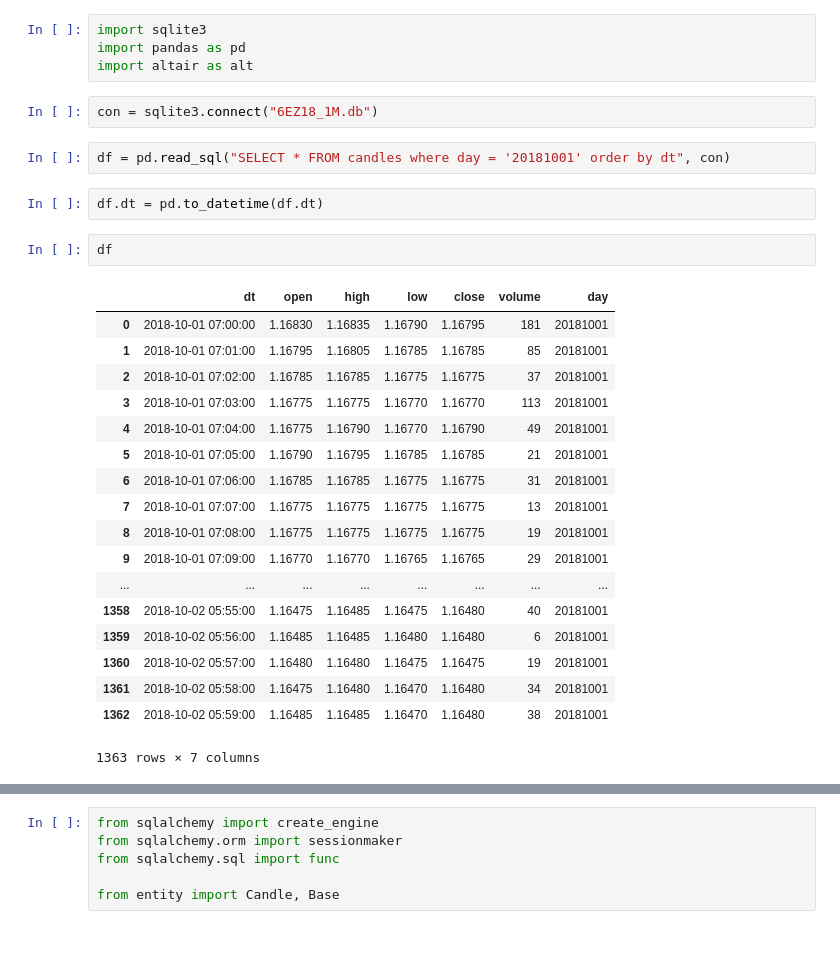
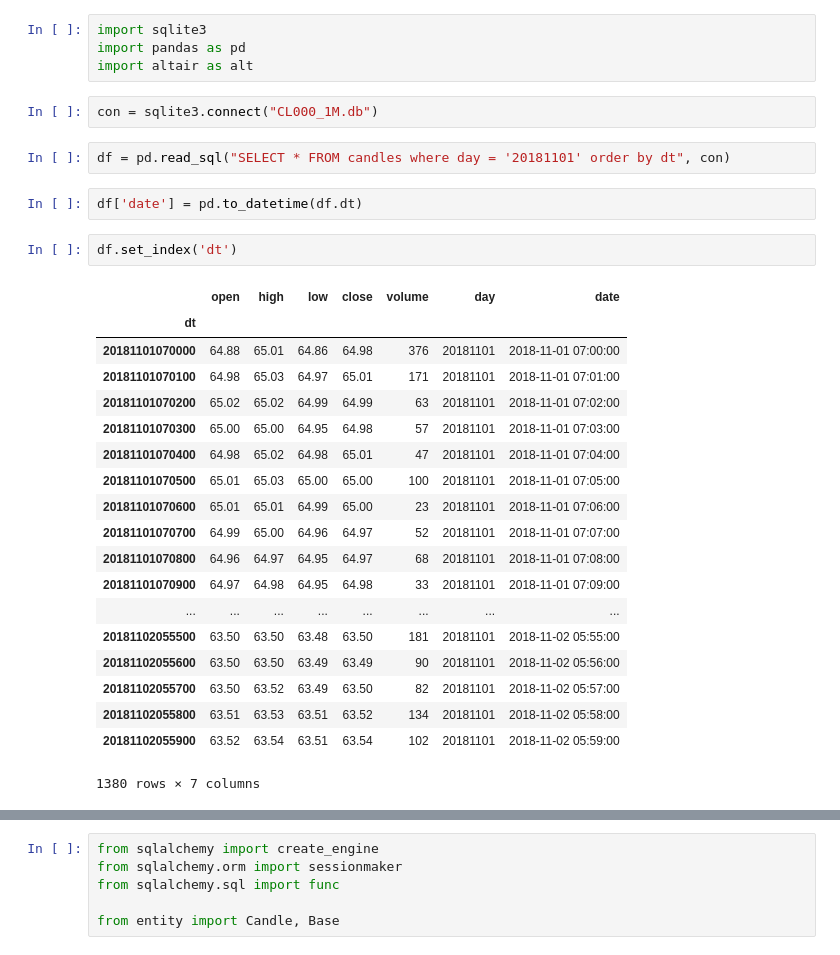
Before and after one commit to pickmoment/hero, a Jupyter notebook: db/work.ipynb, the cells around one changed output, grey strips where cells are left out. Cells and saved outputs as stored; diff of their text form.

```diff
--- a/db/work.ipynb
+++ b/db/work.ipynb
@@ -3,29 +3,30 @@ import sqlite3
 import pandas as pd
 import altair as alt
 # %%
-con = sqlite3.connect("6EZ18_1M.db")
+con = sqlite3.connect("CL000_1M.db")
 # %%
-df = pd.read_sql("SELECT * FROM candles where day = '20181001' order by dt", con)
+df = pd.read_sql("SELECT * FROM candles where day = '20181101' order by dt", con)
 # %%
-df.dt = pd.to_datetime(df.dt)
+df['date'] = pd.to_datetime(df.dt)
 # %%
-df
+df.set_index('dt')
 # %% [output]
-|  | dt | open | high | low | close | volume | day |
-| 0 | 2018-10-01 07:00:00 | 1.16830 | 1.16835 | 1.16790 | 1.16795 | 181 | 20181001 |
-| 1 | 2018-10-01 07:01:00 | 1.16795 | 1.16805 | 1.16785 | 1.16785 | 85 | 20181001 |
-| 2 | 2018-10-01 07:02:00 | 1.16785 | 1.16785 | 1.16775 | 1.16775 | 37 | 20181001 |
-| 3 | 2018-10-01 07:03:00 | 1.16775 | 1.16775 | 1.16770 | 1.16770 | 113 | 20181001 |
-| 4 | 2018-10-01 07:04:00 | 1.16775 | 1.16790 | 1.16770 | 1.16790 | 49 | 20181001 |
-| 5 | 2018-10-01 07:05:00 | 1.16790 | 1.16795 | 1.16785 | 1.16785 | 21 | 20181001 |
-| 6 | 2018-10-01 07:06:00 | 1.16785 | 1.16785 | 1.16775 | 1.16775 | 31 | 20181001 |
-| 7 | 2018-10-01 07:07:00 | 1.16775 | 1.16775 | 1.16775 | 1.16775 | 13 | 20181001 |
-| 8 | 2018-10-01 07:08:00 | 1.16775 | 1.16775 | 1.16775 | 1.16775 | 19 | 20181001 |
-| 9 | 2018-10-01 07:09:00 | 1.16770 | 1.16770 | 1.16765 | 1.16765 | 29 | 20181001 |
+|  | open | high | low | close | volume | day | date |
+| dt |  |  |  |  |  |  |  |
+| 20181101070000 | 64.88 | 65.01 | 64.86 | 64.98 | 376 | 20181101 | 2018-11-01 07:00:00 |
+| 20181101070100 | 64.98 | 65.03 | 64.97 | 65.01 | 171 | 20181101 | 2018-11-01 07:01:00 |
+| 20181101070200 | 65.02 | 65.02 | 64.99 | 64.99 | 63 | 20181101 | 2018-11-01 07:02:00 |
+| 20181101070300 | 65.00 | 65.00 | 64.95 | 64.98 | 57 | 20181101 | 2018-11-01 07:03:00 |
+| 20181101070400 | 64.98 | 65.02 | 64.98 | 65.01 | 47 | 20181101 | 2018-11-01 07:04:00 |
+| 20181101070500 | 65.01 | 65.03 | 65.00 | 65.00 | 100 | 20181101 | 2018-11-01 07:05:00 |
+| 20181101070600 | 65.01 | 65.01 | 64.99 | 65.00 | 23 | 20181101 | 2018-11-01 07:06:00 |
+| 20181101070700 | 64.99 | 65.00 | 64.96 | 64.97 | 52 | 20181101 | 2018-11-01 07:07:00 |
+| 20181101070800 | 64.96 | 64.97 | 64.95 | 64.97 | 68 | 20181101 | 2018-11-01 07:08:00 |
+| 20181101070900 | 64.97 | 64.98 | 64.95 | 64.98 | 33 | 20181101 | 2018-11-01 07:09:00 |
 | ... | ... | ... | ... | ... | ... | ... | ... |
-| 1358 | 2018-10-02 05:55:00 | 1.16475 | 1.16485 | 1.16475 | 1.16480 | 40 | 20181001 |
-| 1359 | 2018-10-02 05:56:00 | 1.16485 | 1.16485 | 1.16480 | 1.16480 | 6 | 20181001 |
-| 1360 | 2018-10-02 05:57:00 | 1.16480 | 1.16480 | 1.16475 | 1.16475 | 19 | 20181001 |
-| 1361 | 2018-10-02 05:58:00 | 1.16475 | 1.16480 | 1.16470 | 1.16480 | 34 | 20181001 |
-| 1362 | 2018-10-02 05:59:00 | 1.16485 | 1.16485 | 1.16470 | 1.16480 | 38 | 20181001 |
+| 20181102055500 | 63.50 | 63.50 | 63.48 | 63.50 | 181 | 20181101 | 2018-11-02 05:55:00 |
+| 20181102055600 | 63.50 | 63.50 | 63.49 | 63.49 | 90 | 20181101 | 2018-11-02 05:56:00 |
+| 20181102055700 | 63.50 | 63.52 | 63.49 | 63.50 | 82 | 20181101 | 2018-11-02 05:57:00 |
+| 20181102055800 | 63.51 | 63.53 | 63.51 | 63.52 | 134 | 20181101 | 2018-11-02 05:58:00 |
+| 20181102055900 | 63.52 | 63.54 | 63.51 | 63.54 | 102 | 20181101 | 2018-11-02 05:59:00 |
-1363 rows × 7 columns
+1380 rows × 7 columns
```
Also changed, not shown: parts of 3 cells of this notebook, 1 other file.
